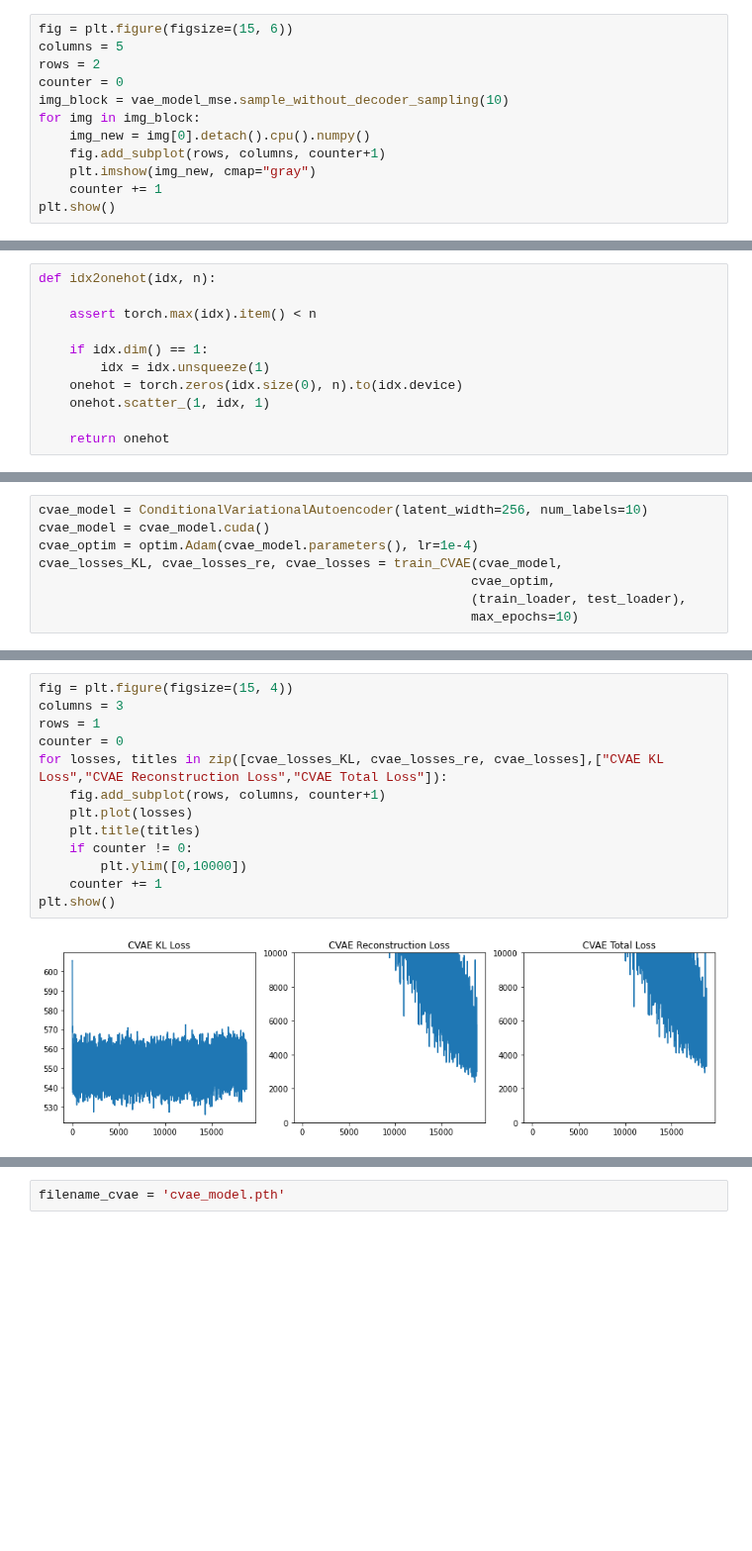
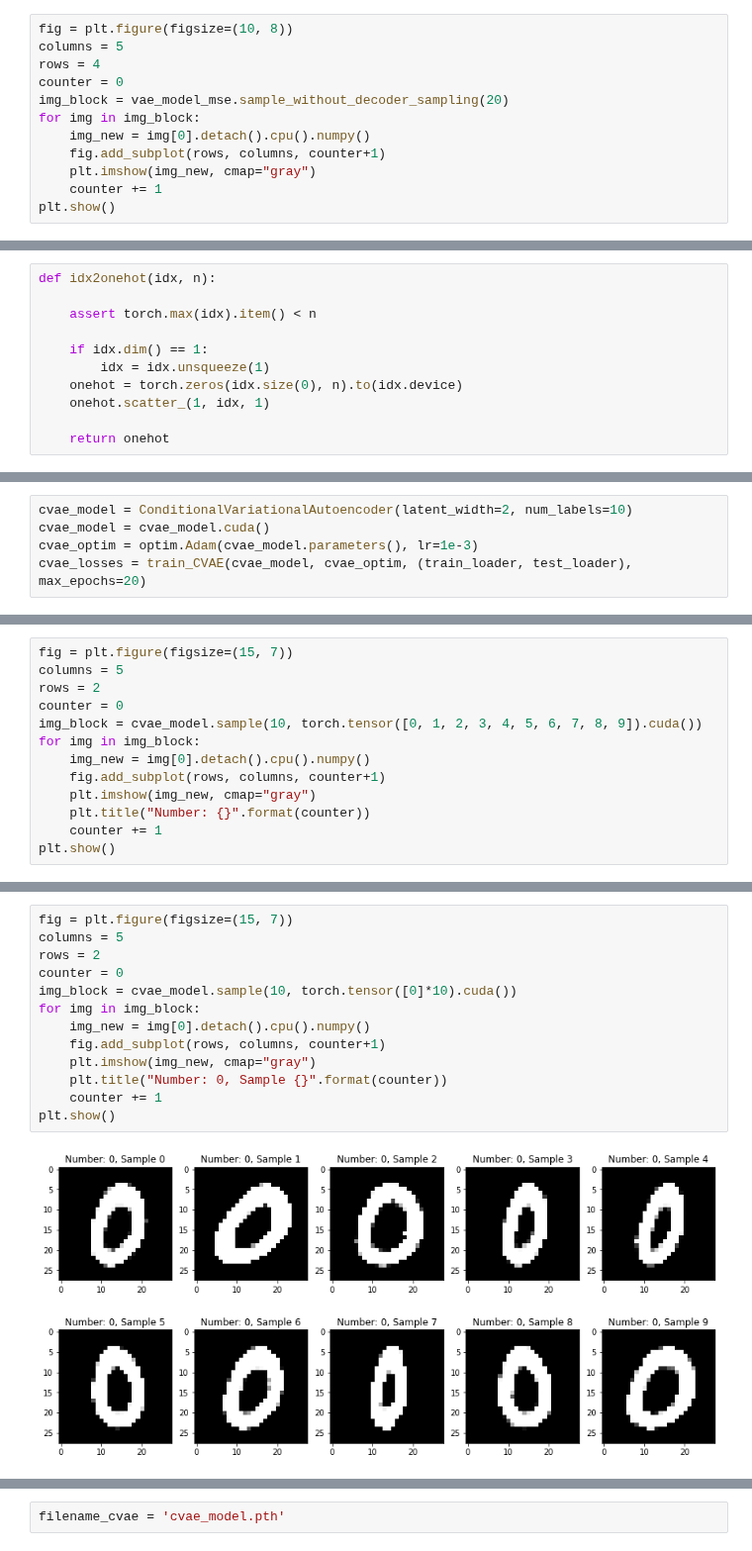
Before and after one commit to pwl482/patrec_2020, a Jupyter notebook: Assignment_11/AutoEncoders_Paul.ipynb, the cells around one changed output, grey strips where cells are left out. Shown at 99% size. Saved outputs shown, nothing was run; the diff lists cells and outputs as text; blank space fills up the shorter version.

```diff
--- a/Assignment_11/AutoEncoders_Paul.ipynb
+++ b/Assignment_11/AutoEncoders_Paul.ipynb
@@ -622,9 +633,9 @@ vae_model_mse.load_state_dict(checkpoint_mse['model_state_dict'])
 # %%
-fig = plt.figure(figsize=(15, 6))
+fig = plt.figure(figsize=(10, 8))
 columns = 5
-rows = 2
+rows = 4
 counter = 0
-img_block = vae_model_mse.sample_without_decoder_sampling(10)
+img_block = vae_model_mse.sample_without_decoder_sampling(20)
 for img in img_block:
     img_new = img[0].detach().cpu().numpy()
     fig.add_subplot(rows, columns, counter+1)
@@ -802,9 +828,6 @@ def train_CVAE(
 # %%
-cvae_model = ConditionalVariationalAutoencoder(latent_width=256, num_labels=10)
+cvae_model = ConditionalVariationalAutoencoder(latent_width=2, num_labels=10)
 cvae_model = cvae_model.cuda()
-cvae_optim = optim.Adam(cvae_model.parameters(), lr=1e-4)
-cvae_losses_KL, cvae_losses_re, cvae_losses = train_CVAE(cvae_model,
-                                                        cvae_optim,
-                                                        (train_loader, test_loader),
-                                                        max_epochs=10)
+cvae_optim = optim.Adam(cvae_model.parameters(), lr=1e-3)
+cvae_losses = train_CVAE(cvae_model, cvae_optim, (train_loader, test_loader), max_epochs=20)
 # %% [output]
@@ -811,0 +843,13 @@ Epoch: 9/10 Step: 1850/1875 KL Loss: 541.581, rec Loss: 4471.862, total Loss:501
+# %%
+fig = plt.figure(figsize=(15, 7))
+columns = 5
+rows = 2
+counter = 0
+img_block = cvae_model.sample(10, torch.tensor([0, 1, 2, 3, 4, 5, 6, 7, 8, 9]).cuda())
+for img in img_block:
+    img_new = img[0].detach().cpu().numpy()
+    fig.add_subplot(rows, columns, counter+1)
+    plt.imshow(img_new, cmap="gray")
+    plt.title("Number: {}".format(counter))
+    counter += 1
+plt.show()
@@ -812,15 +858,15 @@ Epoch: 9/10 Step: 1850/1875 KL Loss: 541.581, rec Loss: 4471.862, total Loss:501
 # %%
-fig = plt.figure(figsize=(15, 4))
-columns = 3
-rows = 1
+fig = plt.figure(figsize=(15, 7))
+columns = 5
+rows = 2
 counter = 0
-for losses, titles in zip([cvae_losses_KL, cvae_losses_re, cvae_losses],["CVAE KL Loss","CVAE Reconstruction Loss","CVAE Total Loss"]):
+img_block = cvae_model.sample(10, torch.tensor([0]*10).cuda())
+for img in img_block:
+    img_new = img[0].detach().cpu().numpy()
     fig.add_subplot(rows, columns, counter+1)
-    plt.plot(losses)
-    plt.title(titles)
-    if counter != 0:
-        plt.ylim([0,10000])
+    plt.imshow(img_new, cmap="gray")
+    plt.title("Number: 0, Sample {}".format(counter))
     counter += 1
 plt.show()
 # %% [output]
-[figure, old version]
+[figure, new version]
```
Also changed, not shown: parts of 36 cells of this notebook.
